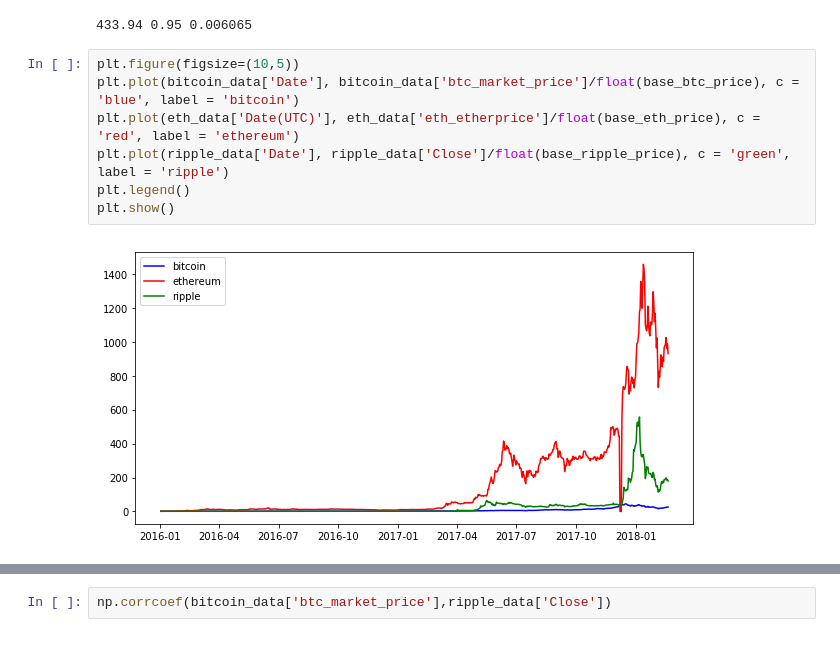
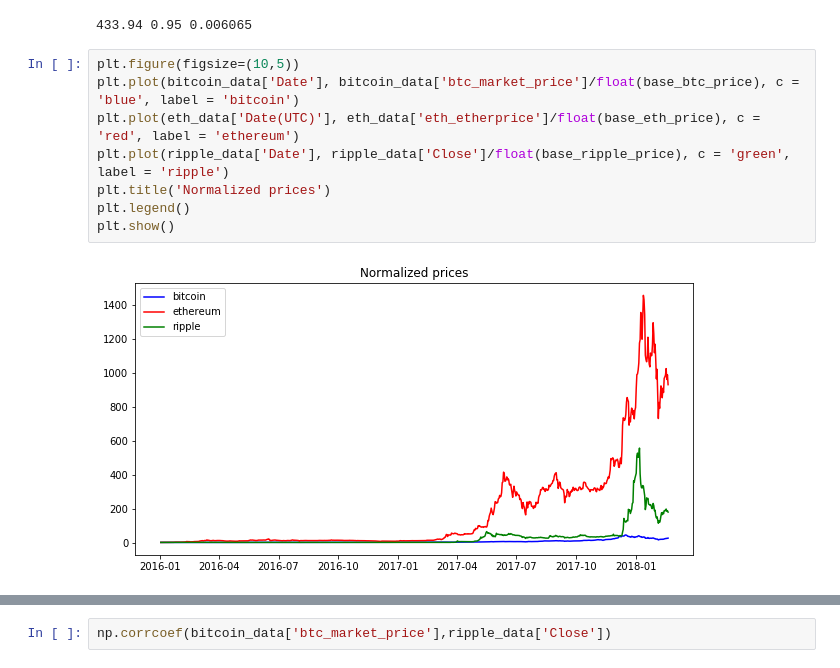
Before and after one commit to samuelvenzi/d_science_temple, a Jupyter notebook: Final Project/Crypto Analysis - Final Project.ipynb, the cells around one changed output, grey strips where cells are left out. Saved outputs shown, nothing was run; the diff lists cells and outputs as text.

```diff
--- a/Final Project/Crypto Analysis - Final Project.ipynb
+++ b/Final Project/Crypto Analysis - Final Project.ipynb
@@ -94,12 +95,13 @@ print float(base_btc_price), float(base_eth_price), float(base_ripple_price)
 # %%
 plt.figure(figsize=(10,5))
 plt.plot(bitcoin_data['Date'], bitcoin_data['btc_market_price']/float(base_btc_price), c = 'blue', label = 'bitcoin')
 plt.plot(eth_data['Date(UTC)'], eth_data['eth_etherprice']/float(base_eth_price), c = 'red', label = 'ethereum')
 plt.plot(ripple_data['Date'], ripple_data['Close']/float(base_ripple_price), c = 'green', label = 'ripple')
+plt.title('Normalized prices')
 plt.legend()
 plt.show()
 # %% [output]
-[figure, old version]
+[figure, new version]
 # %%
 eth_data[eth_data['Date(UTC)'] > datetime(2017,11,30)]
 # %% [output]
```
Also changed, not shown: parts of 10 cells of this notebook, 1 other file.
